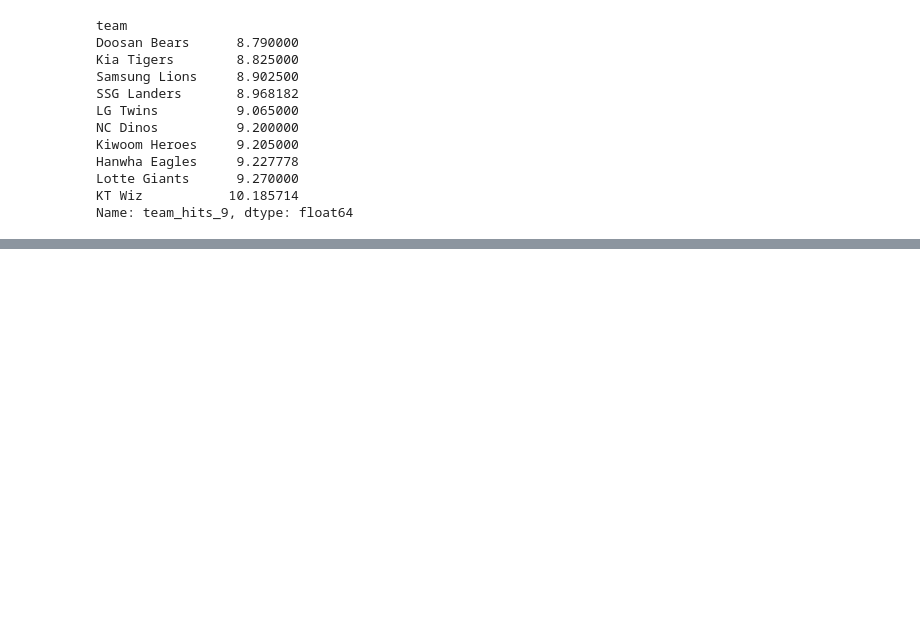
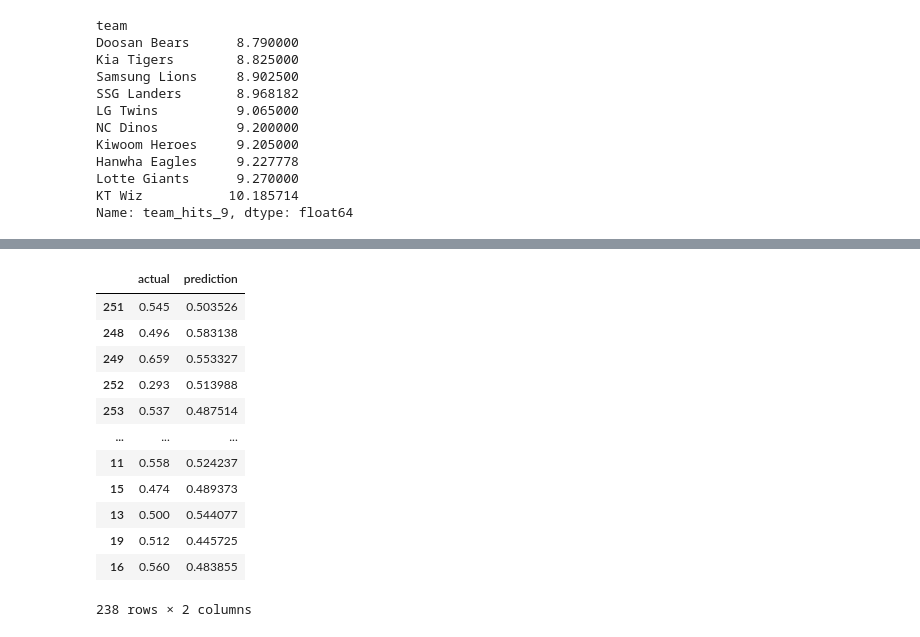
Before and after one commit to e-machinelearning/Hey-Batter-Batter-, a Jupyter notebook: Hey Batter Batter!.ipynb, the cells around one changed output, grey strips where cells are left out. Saved outputs shown, nothing was run; the diff lists cells and outputs as text; code cells hidden in the pictures; blank space fills up the shorter version.

```diff
--- a/Hey Batter Batter!.ipynb
+++ b/Hey Batter Batter!.ipynb
@@ -596,0 +856,23 @@ Looking at these sorted values we can see one commonality between these charts.
+# %%
+#function to help prevent future data being used to predict past data
+def backtest(data, model, predictors, start=10, step=1):
+    woops = data.copy()
+    all_predictions = []
+
+    years = sorted(data['year'].unique())
+
+    for i in range(start, len(years), step):
+        current_year = years[i]
+
+        train = data[data['year'] < current_year]
+        test = data[data['year'] == current_year]
+
+        model.fit(train[predictors], train['next_W/L'])
+
+        prediction = model.predict(test[predictors])
+        prediction = pd.Series(prediction, index=test.index)
+        combined = pd.concat([test['next_W/L'], prediction], axis=1)
+        combined.columns = ['actual', 'prediction']
+
+        all_predictions.append(combined)
+    return pd.concat(all_predictions)
@@ -596,0 +881,20 @@ Looking at these sorted values we can see one commonality between these charts.
+# %%
+#our first predictions with the first predictors list we used from our SelectKBest feature selector
+predictions = backtest(hey_batter_2, rr, predictors)
+# %%
+#checking our predictions
+predictions
+# %% [output]
+|  | actual | prediction |
+| 251 | 0.545 | 0.503526 |
+| 248 | 0.496 | 0.583138 |
+| 249 | 0.659 | 0.553327 |
+| 252 | 0.293 | 0.513988 |
+| 253 | 0.537 | 0.487514 |
+| ... | ... | ... |
+| 11 | 0.558 | 0.524237 |
+| 15 | 0.474 | 0.489373 |
+| 13 | 0.500 | 0.544077 |
+| 19 | 0.512 | 0.445725 |
+| 16 | 0.560 | 0.483855 |
+238 rows × 2 columns
```
Also changed, not shown: parts of 67 cells of this notebook, 1 other file.
